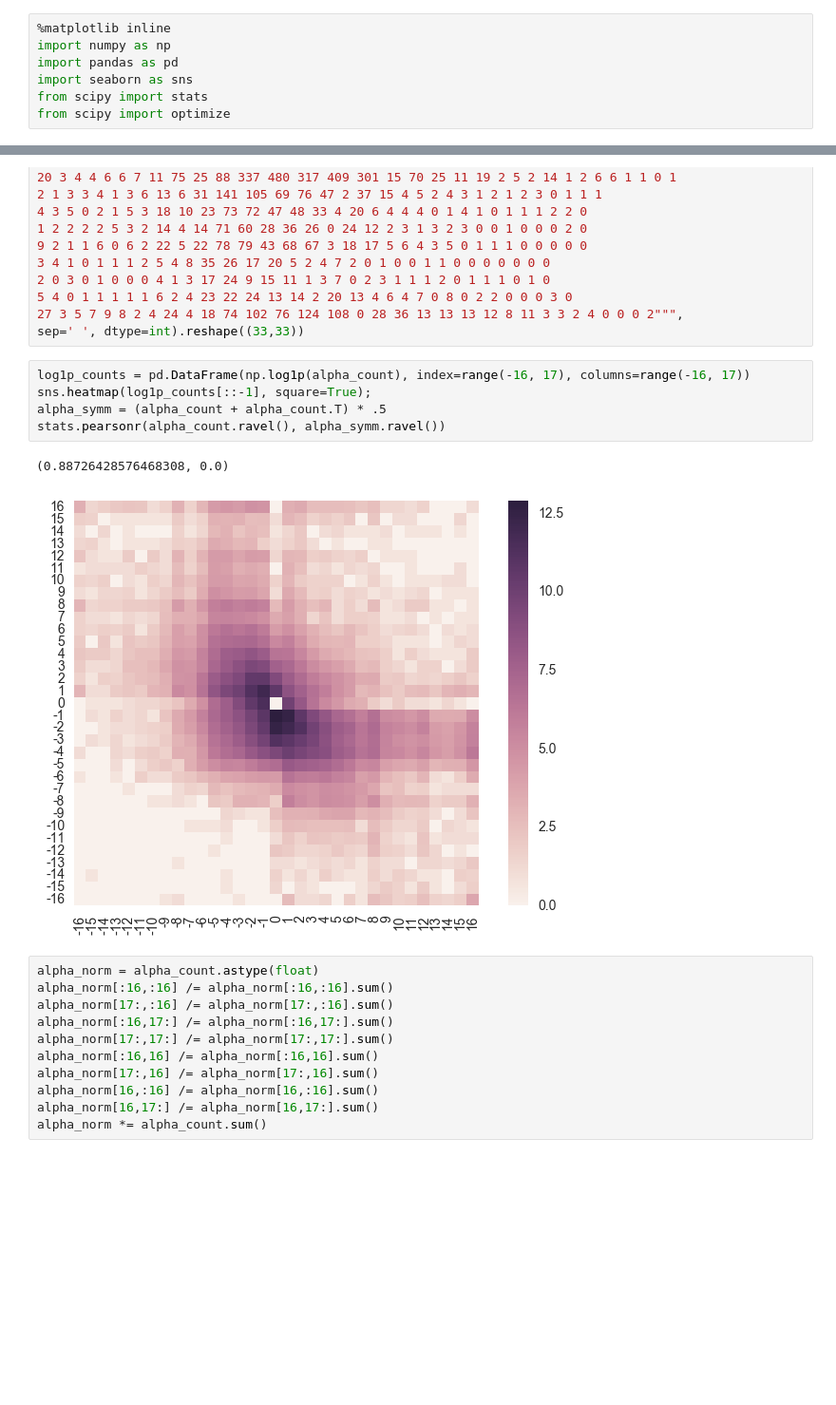
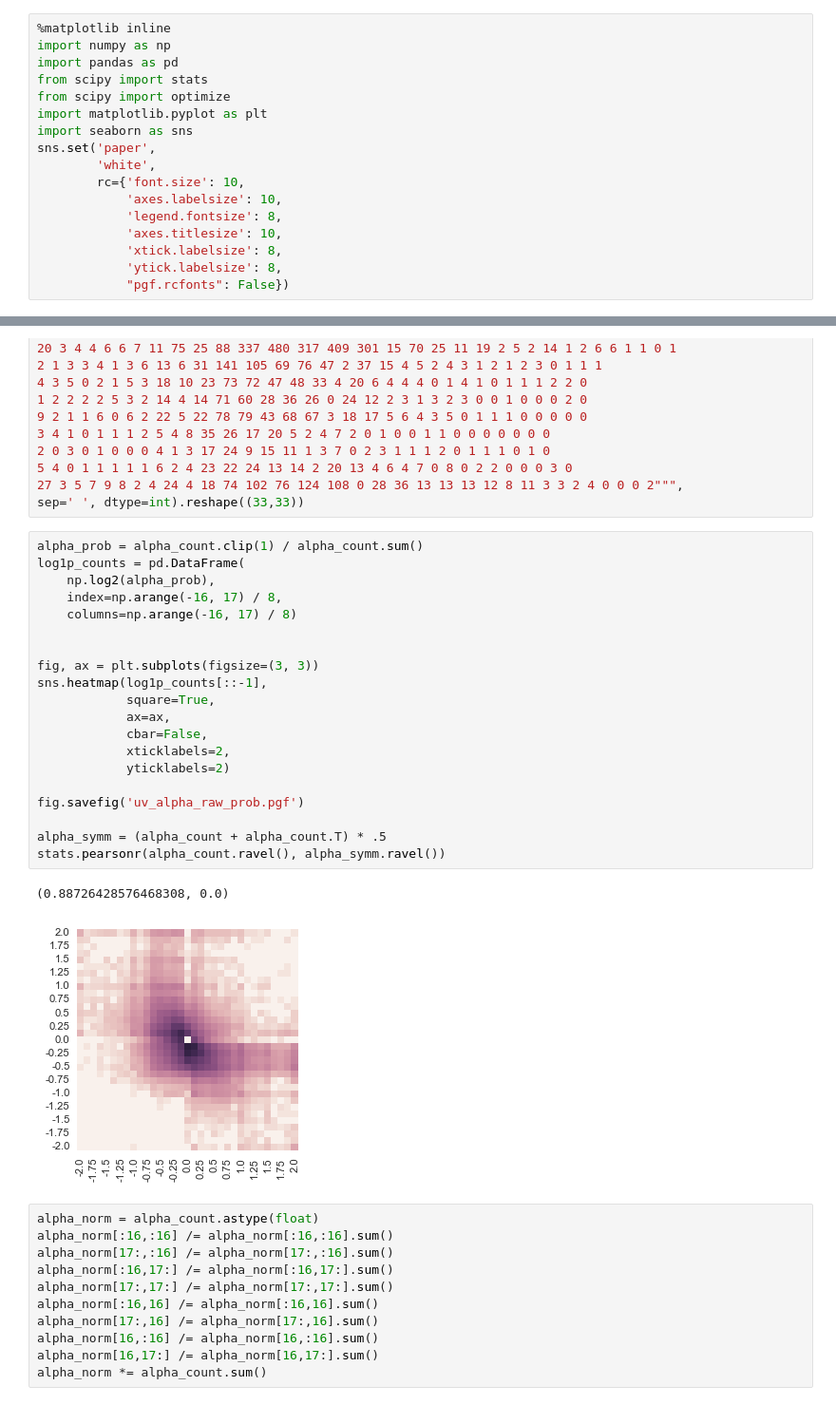
Before and after one commit to barrbrain/AV1-CfL-Proposal, a Jupyter notebook: Chroma from Luma signalling.ipynb, the cells around one changed output, grey strips where cells are left out. Shown: that part at 95% size. Cells and saved outputs as stored; diff of their text form; blank space fills up the shorter version.

Commit message:
Export heatmap for TeX

```diff
--- a/Chroma from Luma signalling.ipynb
+++ b/Chroma from Luma signalling.ipynb
@@ -2,9 +2,19 @@
 %matplotlib inline
 import numpy as np
 import pandas as pd
-import seaborn as sns
 from scipy import stats
 from scipy import optimize
+import matplotlib.pyplot as plt
+import seaborn as sns
+sns.set('paper',
+        'white',
+        rc={'font.size': 10,
+            'axes.labelsize': 10,
+            'legend.fontsize': 8,
+            'axes.titlesize': 10,
+            'xtick.labelsize': 8,
+            'ytick.labelsize': 8,
+            "pgf.rcfonts": False})
 # %%
 alpha_count = np.fromstring(
 """0 0 0 0 0 0 0 1 2 0 0 0 0 1 0 0 0 14 2 2 3 0 5 1 13 8 4 5 11 4 3 5 42
@@ -42,13 +52,28 @@ alpha_count = np.fromstring(
 27 3 5 7 9 8 2 4 24 4 18 74 102 76 124 108 0 28 36 13 13 13 12 8 11 3 3 2 4 0 0 0 2""",
 sep=' ', dtype=int).reshape((33,33))
 # %%
-log1p_counts = pd.DataFrame(np.log1p(alpha_count), index=range(-16, 17), columns=range(-16, 17))
-sns.heatmap(log1p_counts[::-1], square=True);
+alpha_prob = alpha_count.clip(1) / alpha_count.sum()
+log1p_counts = pd.DataFrame(
+    np.log2(alpha_prob),
+    index=np.arange(-16, 17) / 8,
+    columns=np.arange(-16, 17) / 8)
+
+
+fig, ax = plt.subplots(figsize=(3, 3))
+sns.heatmap(log1p_counts[::-1],
+            square=True,
+            ax=ax,
+            cbar=False,
+            xticklabels=2,
+            yticklabels=2)
+
+fig.savefig('uv_alpha_raw_prob.pgf')
+
 alpha_symm = (alpha_count + alpha_count.T) * .5
 stats.pearsonr(alpha_count.ravel(), alpha_symm.ravel())
 # %% [output]
 (0.88726428576468308, 0.0)
-[figure, old version]
+[figure, new version]
 # %%
 alpha_norm = alpha_count.astype(float)
 alpha_norm[:16,:16] /= alpha_norm[:16,:16].sum()
```
Also changed, not shown: parts of 4 cells of this notebook, 1 other file.
